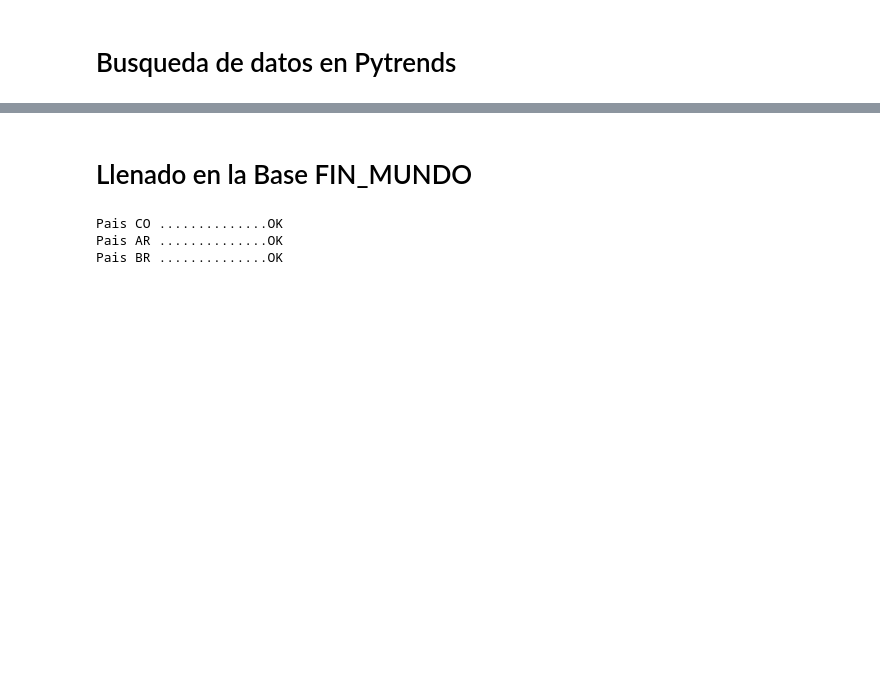
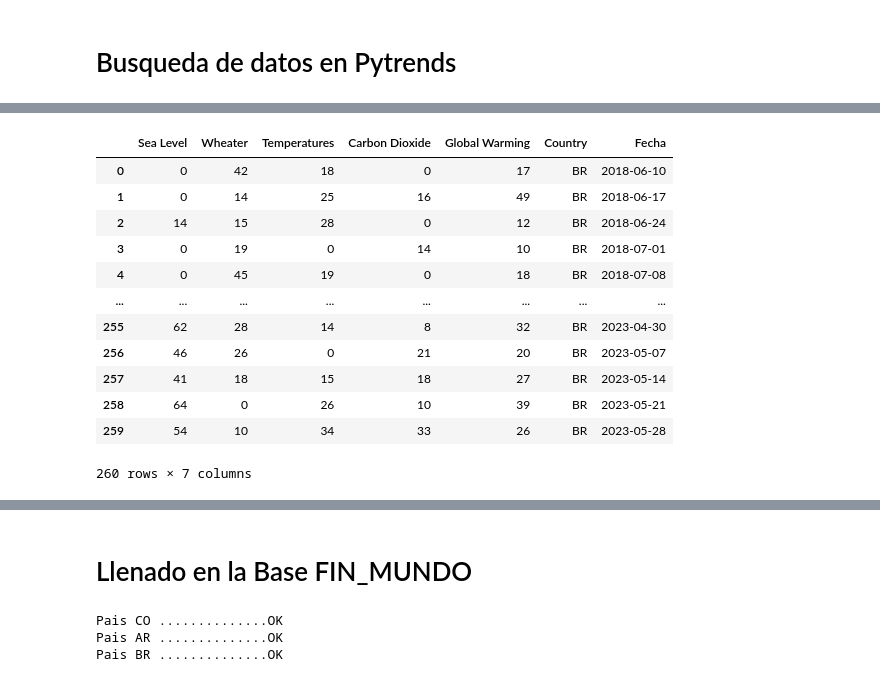
Before and after one commit to lucastrubiano/DE_CODER_51935, a Jupyter notebook: Semana_7/docker_shared_folder/working_dir/microdesafio/MicroDesafio_Semana7.ipynb, the cells around one changed output, grey strips where cells are left out. Drawn from its saved outputs; the diff is of its cells as text; code cells hidden in the pictures; blank space fills up the shorter version.

```diff
--- a/Semana_7/docker_shared_folder/working_dir/microdesafio/MicroDesafio_Semana7.ipynb
+++ b/Semana_7/docker_shared_folder/working_dir/microdesafio/MicroDesafio_Semana7.ipynb
@@ -42,3 +61,19 @@ for i in lista_paises:
+# %%
+stop_queries
+# %% [output]
+|  | Sea Level | Wheater | Temperatures | Carbon Dioxide | Global Warming | Country | Fecha |
+| 0 | 0 | 42 | 18 | 0 | 17 | BR | 2018-06-10 |
+| 1 | 0 | 14 | 25 | 16 | 49 | BR | 2018-06-17 |
+| 2 | 14 | 15 | 28 | 0 | 12 | BR | 2018-06-24 |
+| 3 | 0 | 19 | 0 | 14 | 10 | BR | 2018-07-01 |
+| 4 | 0 | 45 | 19 | 0 | 18 | BR | 2018-07-08 |
+| ... | ... | ... | ... | ... | ... | ... | ... |
+| 255 | 62 | 28 | 14 | 8 | 32 | BR | 2023-04-30 |
+| 256 | 46 | 26 | 0 | 21 | 20 | BR | 2023-05-07 |
+| 257 | 41 | 18 | 15 | 18 | 27 | BR | 2023-05-14 |
+| 258 | 64 | 0 | 26 | 10 | 39 | BR | 2023-05-21 |
+| 259 | 54 | 10 | 34 | 33 | 26 | BR | 2023-05-28 |
+260 rows × 7 columns
 # %%
 lista_dfs
 # %% [output]
```
Also changed, not shown: parts of 5 cells of this notebook, 5 other files.
